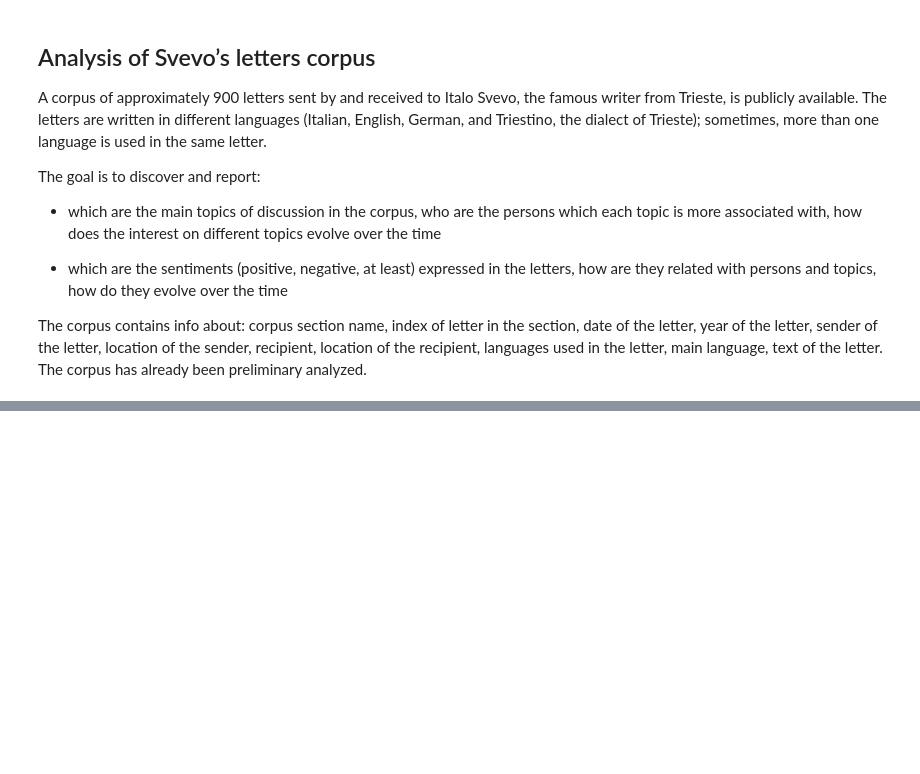
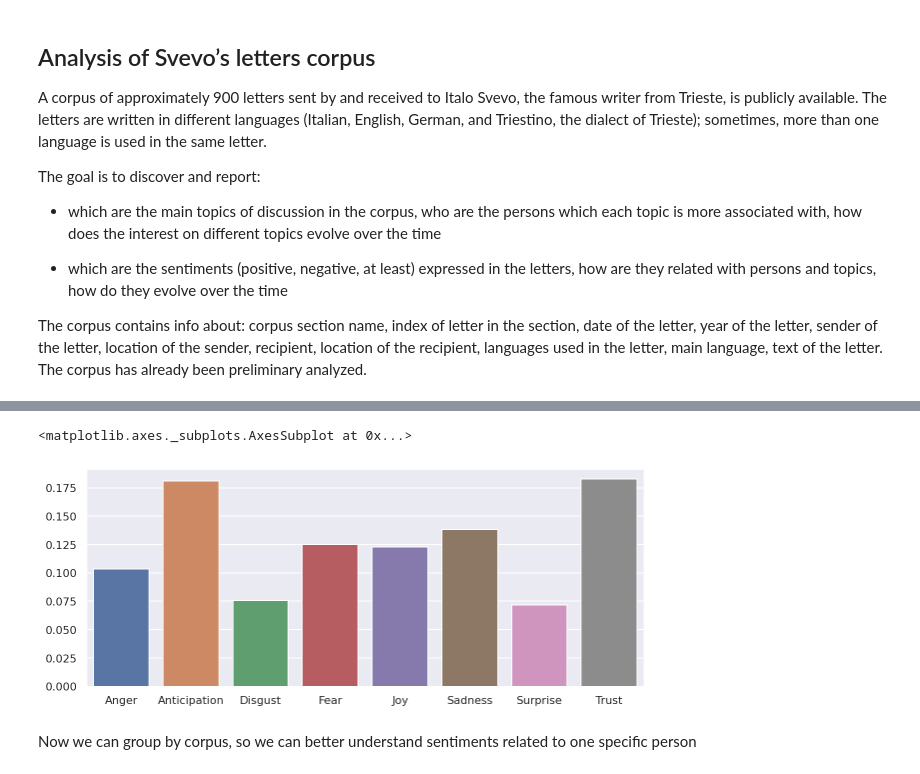
Before and after one commit to lykos273998/Svevo, a Jupyter notebook: ml_proj.ipynb, the cells around one changed output, grey strips where cells are left out. Drawn from its saved outputs; the diff is of its cells as text; code cells hidden in the pictures; blank space fills up the shorter version.

```diff
--- a/ml_proj.ipynb
+++ b/ml_proj.ipynb
@@ -22,0 +234,9 @@ data['text'][3]
+# %%
+emo_label = ['Anger', 'Anticipation', 'Disgust', 'Fear', 'Joy','Sadness','Surprise','Trust']
+plt.figure(figsize=(10,4))
+sns.barplot(x = emo_label, y = emotion_values)
+# %% [output]
+<matplotlib.axes._subplots.AxesSubplot at 0x...>
+[figure, added]
+# %% [markdown]
+Now we can group by corpus, so we can better understand sentiments related to one specific person
```
Also changed, not shown: parts of 37 cells of this notebook.
